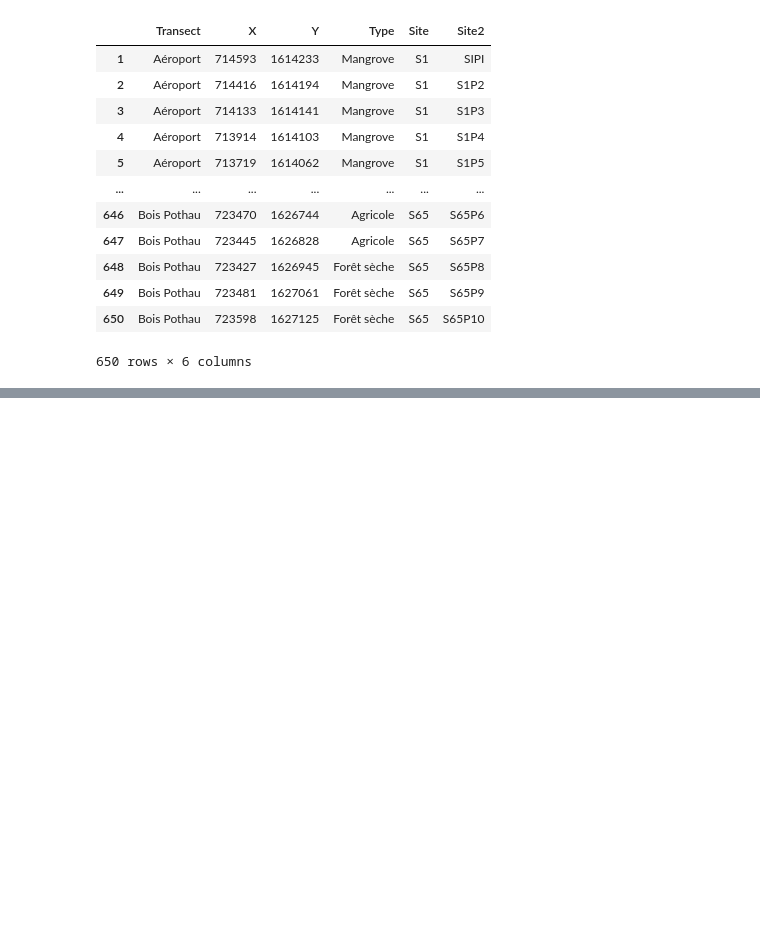
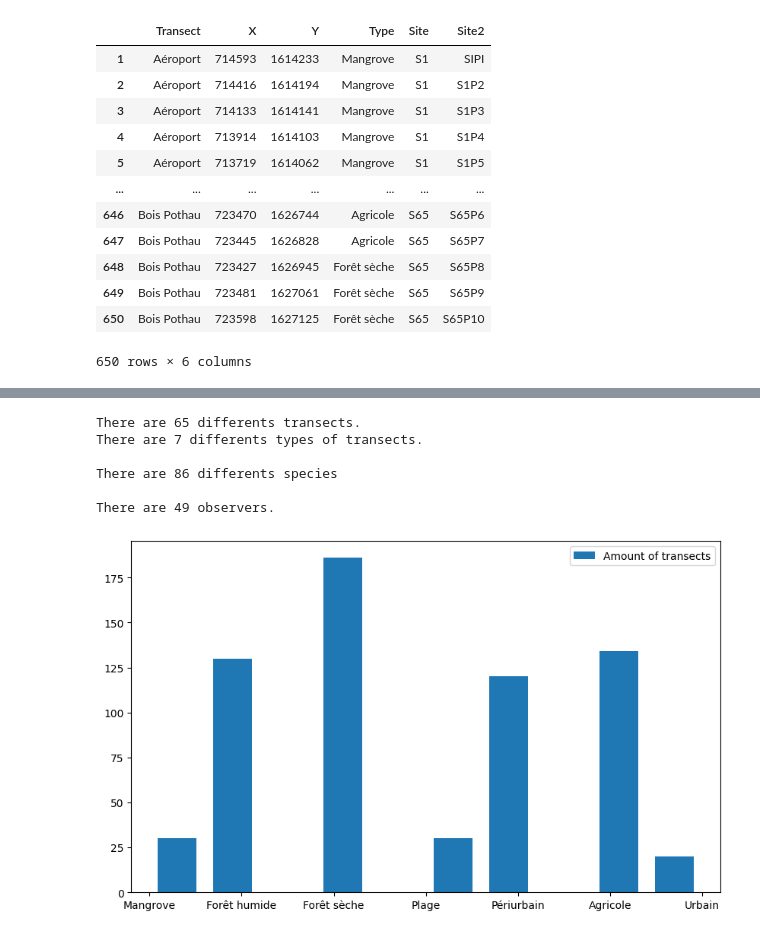
Before and after one commit to baptistepras/birds_biodiversity, a Jupyter notebook: code.ipynb, the cells around one changed output, grey strips where cells are left out. Drawn from its saved outputs; the diff is of its cells as text; code cells hidden in the pictures; blank space fills up the shorter version.

```diff
--- a/code.ipynb
+++ b/code.ipynb
@@ -63,0 +93,32 @@ df_sites
+# %%
+#Describing
+
+print(f"There are {len(df_sites["Transect"].unique())} differents transects.")
+
+print(f"There are {len(df_sites["Type"].unique())} differents types of transects.")
+
+print("")
+print(f"There are {len(df_species)} differents species")
+
+
+print("")
+print(f"There are {len(df_observations["Nom observateur"].unique()) - 1} different observers.") #Minus the Nan
+# %% [output]
+There are 65 differents transects.
+There are 7 differents types of transects.
+
+There are 86 differents species
+
+There are 49 observers.
+# %%
+
+plt.figure(figsize = (10, 6))
+
+n, bins, patches = plt.hist(df_sites["Type"], label = "Amount of transects", rwidth  = 0.7)
+
+
+
+plt.legend()
+plt.show()
+# %% [output]
+[figure, added]
```
Also changed, not shown: parts of 3 cells of this notebook, 1 other file.
